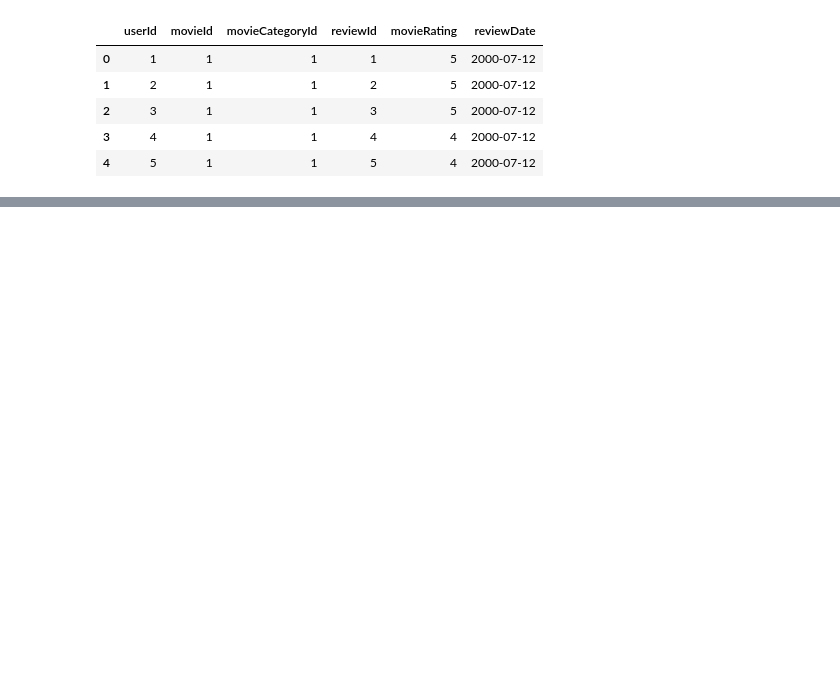
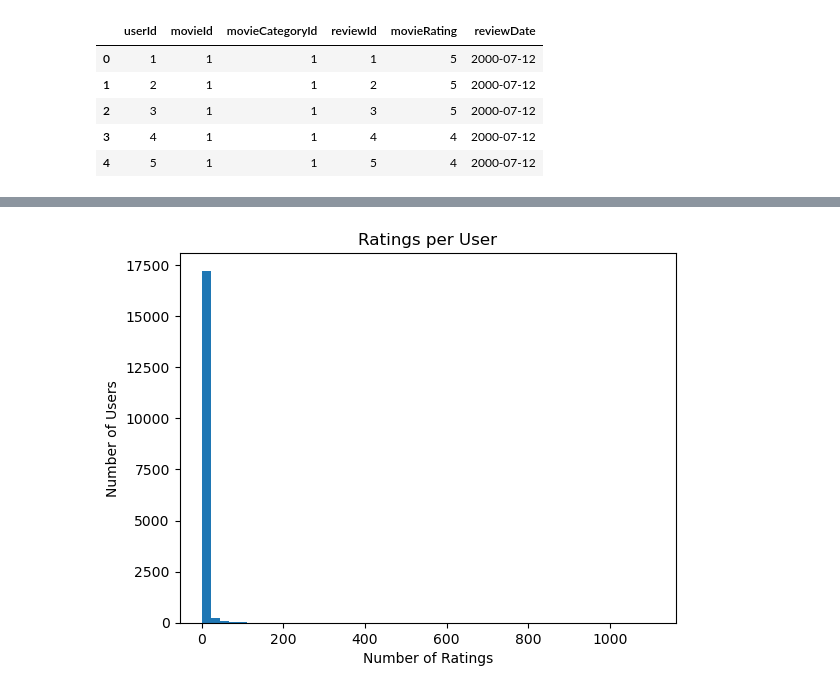
Before and after one commit to Angelique9227/movie-rec-syst, a Jupyter notebook: notebooks/analysis.ipynb, the cells around one changed output, grey strips where cells are left out. Cells and saved outputs as stored; diff of their text form; code cells hidden in the pictures; blank space fills up the shorter version.

```diff
--- a/notebooks/analysis.ipynb
+++ b/notebooks/analysis.ipynb
@@ -30,0 +58,10 @@ print(ratings.columns)
+# %%
+ratings_per_user = ratings.groupby("userId").size()
+
+plt.hist(ratings_per_user, bins=50)
+plt.title("Ratings per User")
+plt.xlabel("Number of Ratings")
+plt.ylabel("Number of Users")
+plt.show()
+# %% [output]
+[figure, added]
```
Also changed, not shown: parts of 8 cells of this notebook, 1 other file.
